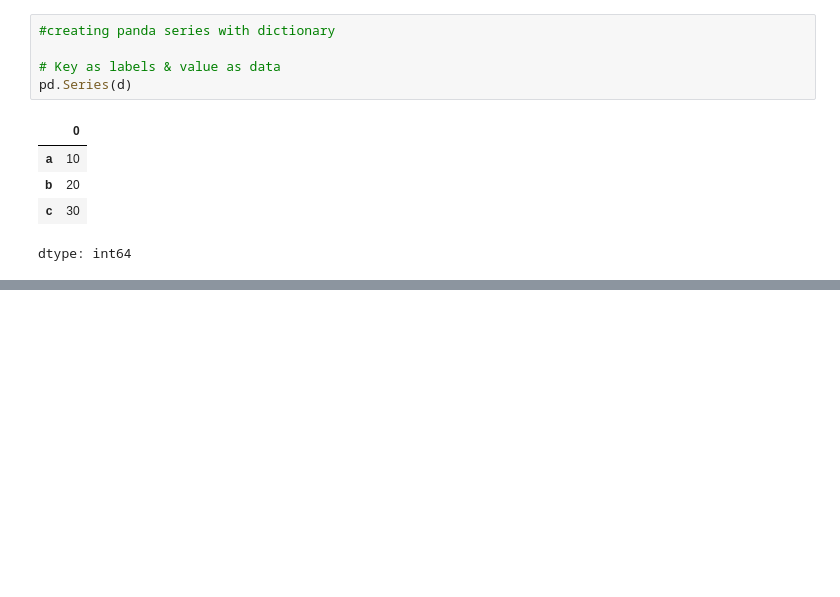
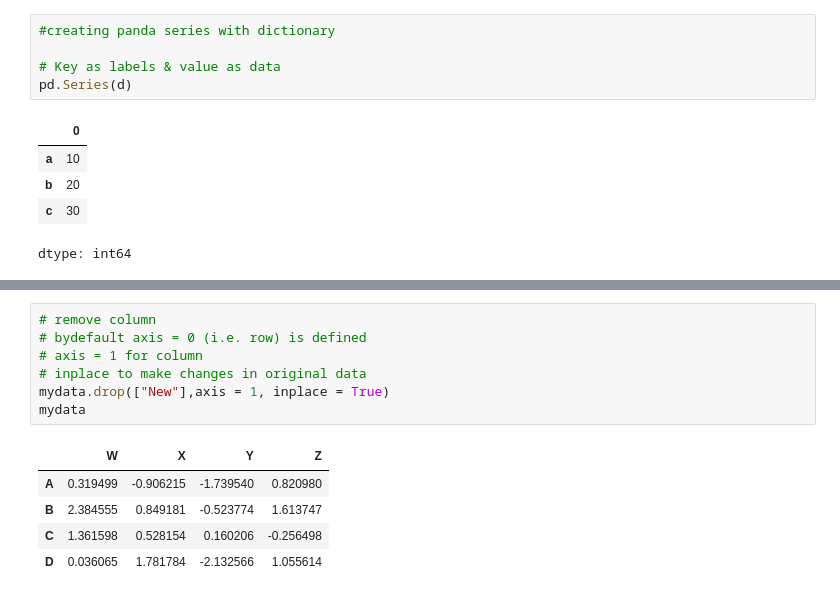
Before and after one commit to shubham25091998/machine_learning, a Jupyter notebook: PandasBasic.ipynb, the cells around one changed output, grey strips where cells are left out. Drawn from its saved outputs; the diff is of its cells as text; blank space fills up the shorter version.

```diff
--- a/PandasBasic.ipynb
+++ b/PandasBasic.ipynb
@@ -48,0 +91,13 @@ dtype: int64
+# %%
+# remove column
+# bydefault axis = 0 (i.e. row) is defined
+# axis = 1 for column
+# inplace to make changes in original data
+mydata.drop(["New"],axis = 1, inplace = True)
+mydata
+# %% [output]
+|  | W | X | Y | Z |
+| A | 0.319499 | -0.906215 | -1.739540 | 0.820980 |
+| B | 2.384555 | 0.849181 | -0.523774 | 1.613747 |
+| C | 1.361598 | 0.528154 | 0.160206 | -0.256498 |
+| D | 0.036065 | 1.781784 | -2.132566 | 1.055614 |
```
Also changed, not shown: parts of 5 cells of this notebook.
